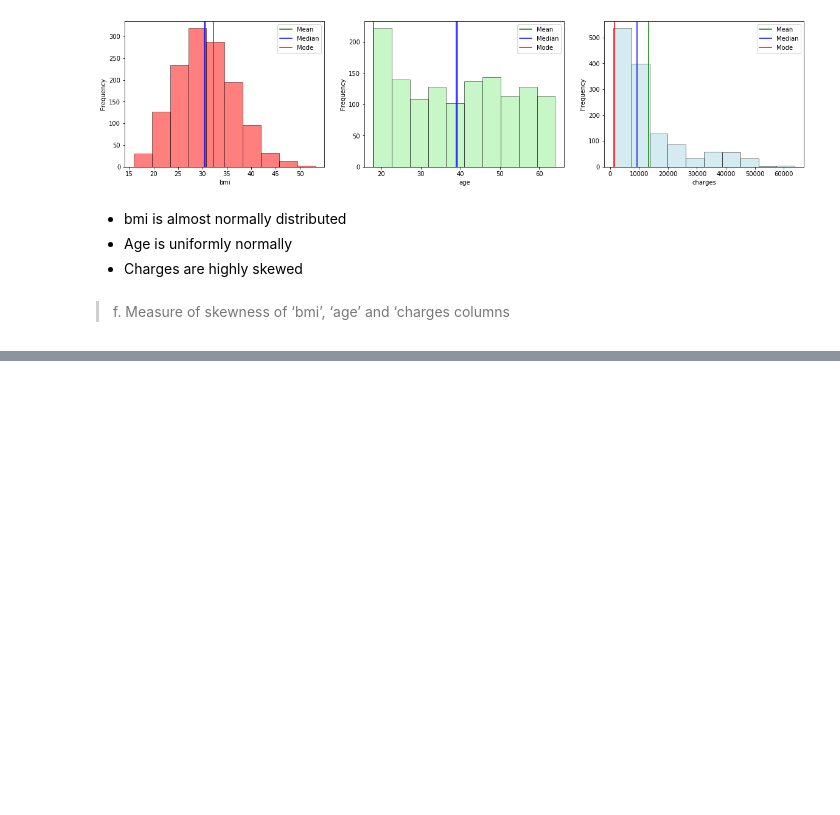
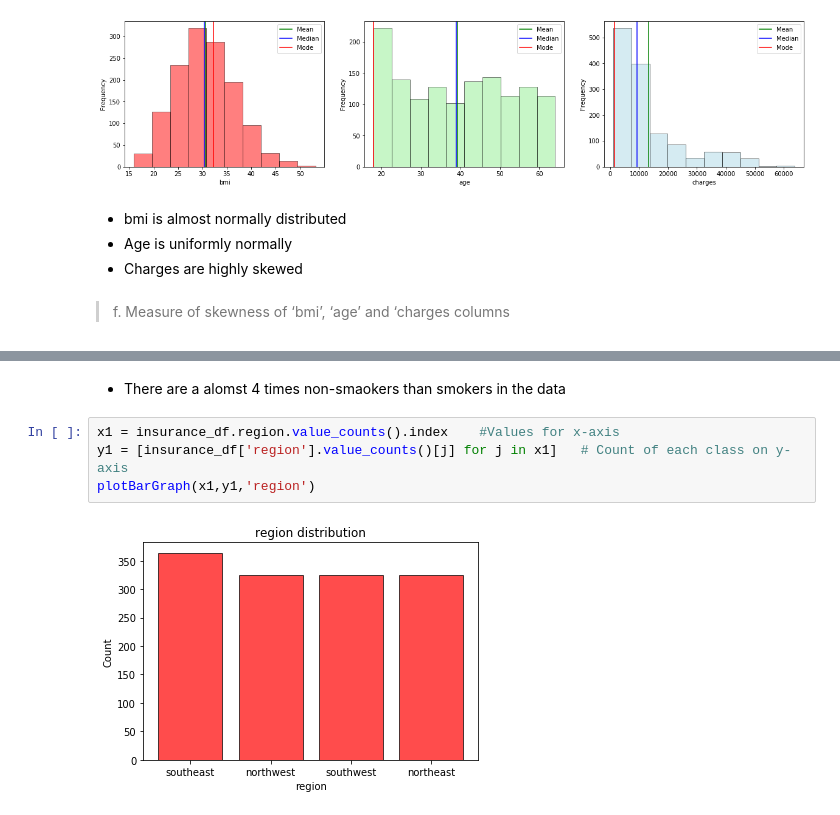
Before and after one commit to subodhpushpak/quickreference, a Jupyter notebook: mlai/assign1.ipynb, the cells around one changed output, grey strips where cells are left out. Saved outputs shown, nothing was run; the diff lists cells and outputs as text; blank space fills up the shorter version.

```diff
--- a/mlai/assign1.ipynb
+++ b/mlai/assign1.ipynb
@@ -187,0 +260,8 @@ skewness
+# %% [markdown]
+* There are a alomst 4 times non-smaokers than smokers in the data
+# %%
+x1 = insurance_df.region.value_counts().index    #Values for x-axis
+y1 = [insurance_df['region'].value_counts()[j] for j in x1]   # Count of each class on y-axis
+plotBarGraph(x1,y1,'region')
+# %% [output]
+[figure, added]
```
Also changed, not shown: parts of 32 cells of this notebook.
